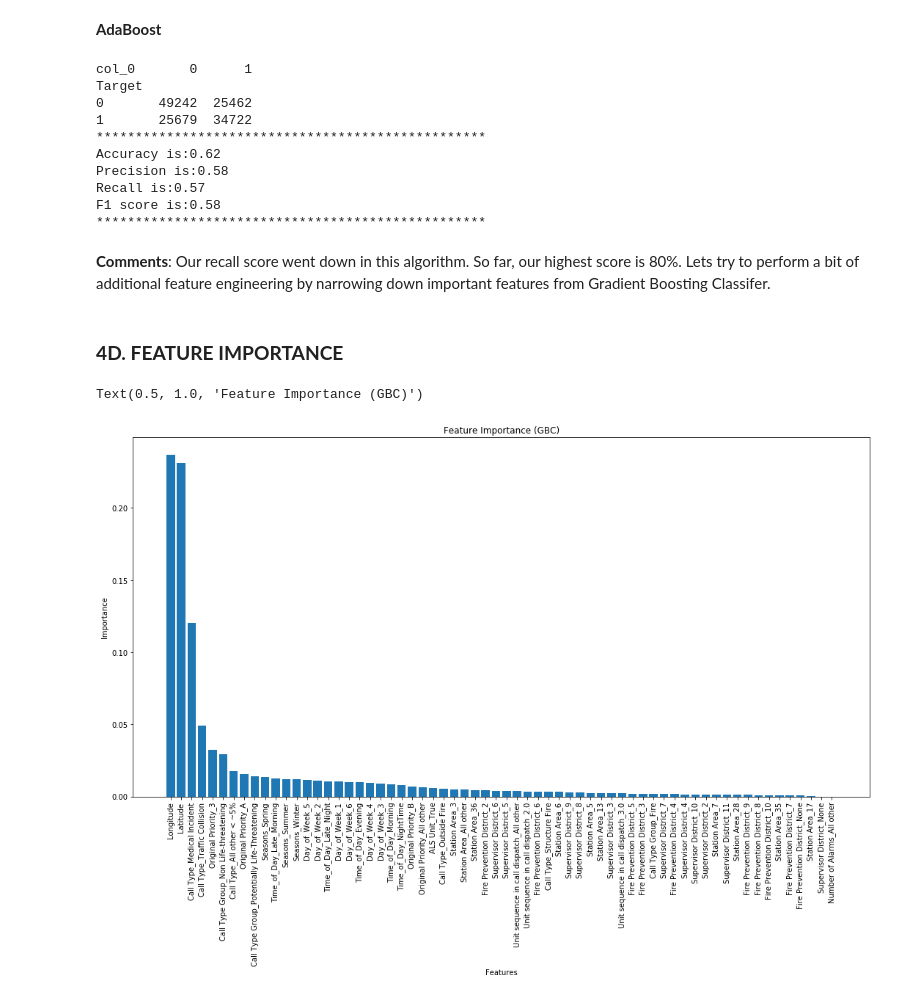
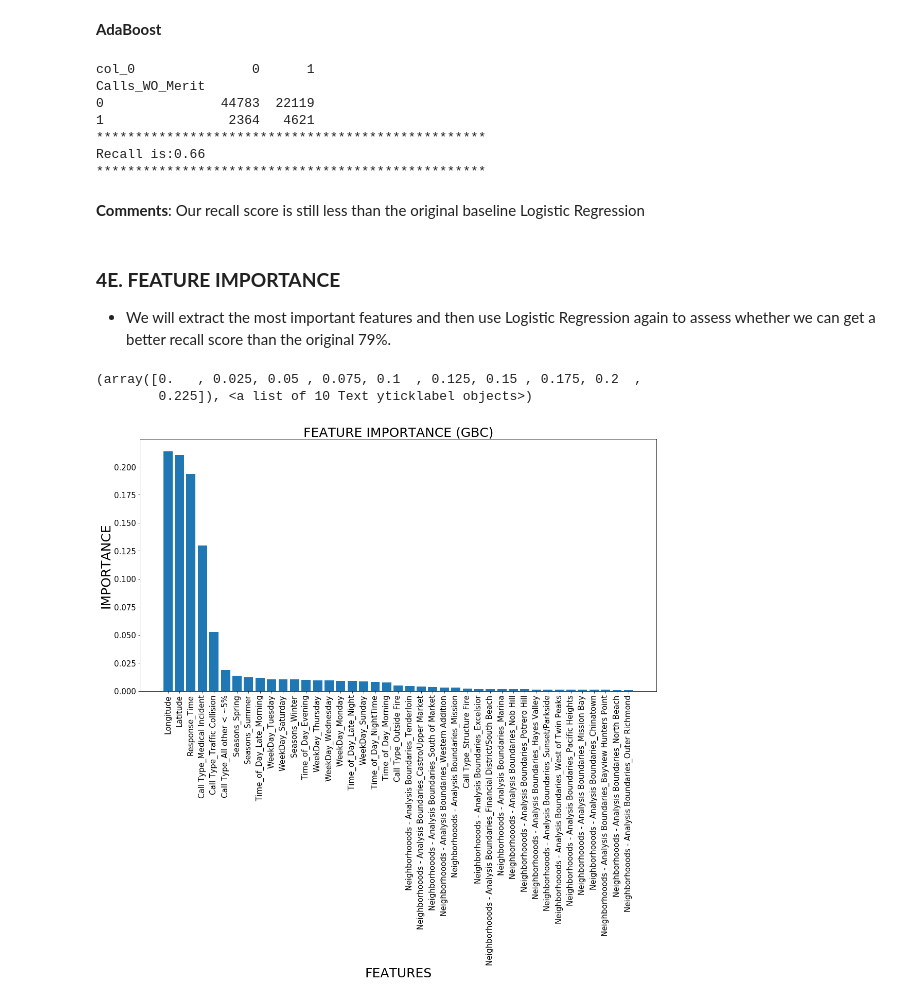
Before and after one commit to asrarahmed01/Projects, a Jupyter notebook: Binary_Classification_Model.ipynb, the cells around one changed output. Drawn from its saved outputs; the diff is of its cells as text; code cells hidden in the pictures.

```diff
--- a/Binary_Classification_Model.ipynb
+++ b/Binary_Classification_Model.ipynb
@@ -870,0 +1096,25 @@ To anticipate larger datasets, we will now employ the same model but we will tun
+# %%
+from sklearn.utils import resample
+
+# concatenate training data back together to address target imbalance
+Training_Data = pd.concat([X_train,y_train],axis=1)
+
+
+#Seperating Minority and Majority Class for statistical comparison purposes (Chi2)
+
+#Majority Class
+TD_Maj = Training_Data[Training_Data["Calls_WO_Merit"]==0]
+
+#Minority Class
+TD_Min = Training_Data[Training_Data["Calls_WO_Merit"]==1]
+
+#Balancing target - feed it Minority Class and the length of Majority CLass
+Unsampled = resample(TD_Min,replace=True,n_samples=(len(TD_Maj)),random_state=40)
+
+# combine majority and upsampled minority
+TD_Rebalanced = pd.concat([TD_Maj, Unsampled])
+
+
+print(TD_Rebalanced["Calls_WO_Merit"].value_counts())
+
+TD_Rebalanced.head()
@@ -870,0 +1147,6 @@ To anticipate larger datasets, we will now employ the same model but we will tun
+# %%
+#Breaking out rebalaned training data
+
+y_train = TD_Rebalanced['Calls_WO_Merit']
+
+X_train = TD_Rebalanced.drop('Calls_WO_Merit',axis=1)
@@ -904,15 +1235,13 @@ array([0.58976341, 0.51576874, 0.66706557, 0.58925455, 0.64303166])
 # %% [markdown]
 **GradientBoosting Classifer**
 # %%
-gbc = GradientBoostingClassifier(n_estimators=100, min_samples_split=40, min_samples_leaf=20,max_depth=10,random_state=1)
+
+gbc = GradientBoostingClassifier(n_estimators=100, learning_rate=.1, min_samples_split=40, min_samples_leaf=20,max_depth=10,random_state=1)
 gbc.fit(X_train,y_train)
 y_pred=gbc.predict(X_test)
 print(pd.crosstab(y_test,y_pred))
 print("*"*50)
-print('Accuracy is:'+str(round(accuracy_score(y_test, y_pred),2)))
-print('Precision is:'+str(round(precision_score(y_test, y_pred),2)))
 print('Recall is:'+str(round(recall_score(y_test, y_pred, average='binary'),2)))
-print('F1 score is:'+str(round(f1_score(y_test, y_pred, average='binary'),2)))
 print("*"*50)
 
 Grad_Boost_I=round(recall_score(y_test, y_pred, average='binary'),2)
@@ -937,41 +1263,40 @@ abc.fit(X_train,y_train)
 y_pred=abc.predict(X_test)
 print(pd.crosstab(y_test,y_pred))
 print("*"*50)
-print('Accuracy is:'+str(round(accuracy_score(y_test, y_pred),2)))
-print('Precision is:'+str(round(precision_score(y_test, y_pred),2)))
 print('Recall is:'+str(round(recall_score(y_test, y_pred, average='binary'),2)))
-print('F1 score is:'+str(round(f1_score(y_test, y_pred, average='binary'),2)))
+
 print("*"*50)
 
 AdaBoost=round(recall_score(y_test, y_pred, average='binary'),2)
 # %% [output]
-col_0       0      1
-Target
-0       49242  25462
-1       25679  34722
+col_0               0      1
+Calls_WO_Merit
+0               44783  22119
+1                2364   4621
 **************************************************
-Accuracy is:0.62
-Precision is:0.58
-Recall is:0.57
-F1 score is:0.58
+Recall is:0.66
 **************************************************
-# %% [markdown]
-**Comments**: Our recall score went down in this algorithm. So far, our highest score is 80%. Lets try to perform a bit of additional feature engineering by narrowing down important features from Gradient Boosting Classifer.
-# %% [markdown]
-### **4D. FEATURE IMPORTANCE**  ###
+# %% [markdown]
+**Comments**: Our recall score is still less than the original baseline Logistic Regression
+# %% [markdown]
+### **4E. FEATURE IMPORTANCE**  ###
+- We will extract the most important features and then use Logistic Regression again to assess whether we can get a better recall score than the original 79%.
 # %%
 Importance=gbc.feature_importances_
 Columns=X_train.columns
 
 Importance,Columns=zip(*sorted(zip(Importance, Columns),reverse=True))
 
 
 plt.figure(figsize=(18,9))
 plt.xticks(rotation="vertical")
 plt.bar(x=Columns,height=Importance)
-plt.ylabel("Importance")
-plt.xlabel("Features")
-plt.title ("Feature Importance (GBC)")
+plt.ylabel('IMPORTANCE',fontsize=25)
+plt.xlabel('FEATURES',fontsize=25)
+plt.title("FEATURE IMPORTANCE (GBC)",fontsize=25)
+plt.xticks(rotation='vertical',fontsize=15)
+plt.yticks(fontsize=15)
 # %% [output]
-Text(0.5, 1.0, 'Feature Importance (GBC)')
+(array([0.   , 0.025, 0.05 , 0.075, 0.1  , 0.125, 0.15 , 0.175, 0.2  ,
+        0.225]), <a list of 10 Text yticklabel objects>)
-[figure, old version]
+[figure, new version]
```
Also changed, not shown: parts of 192 cells of this notebook.
